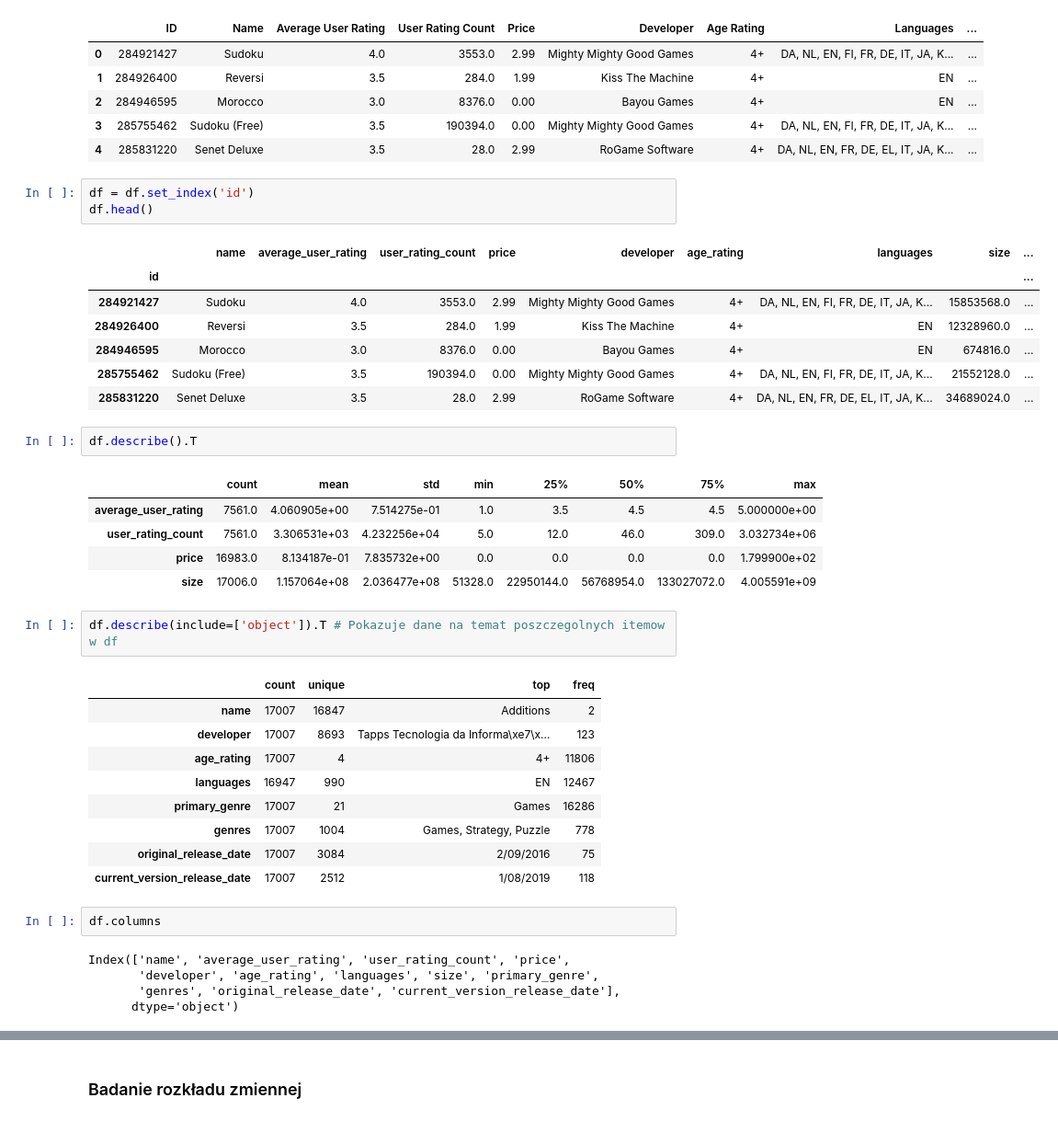
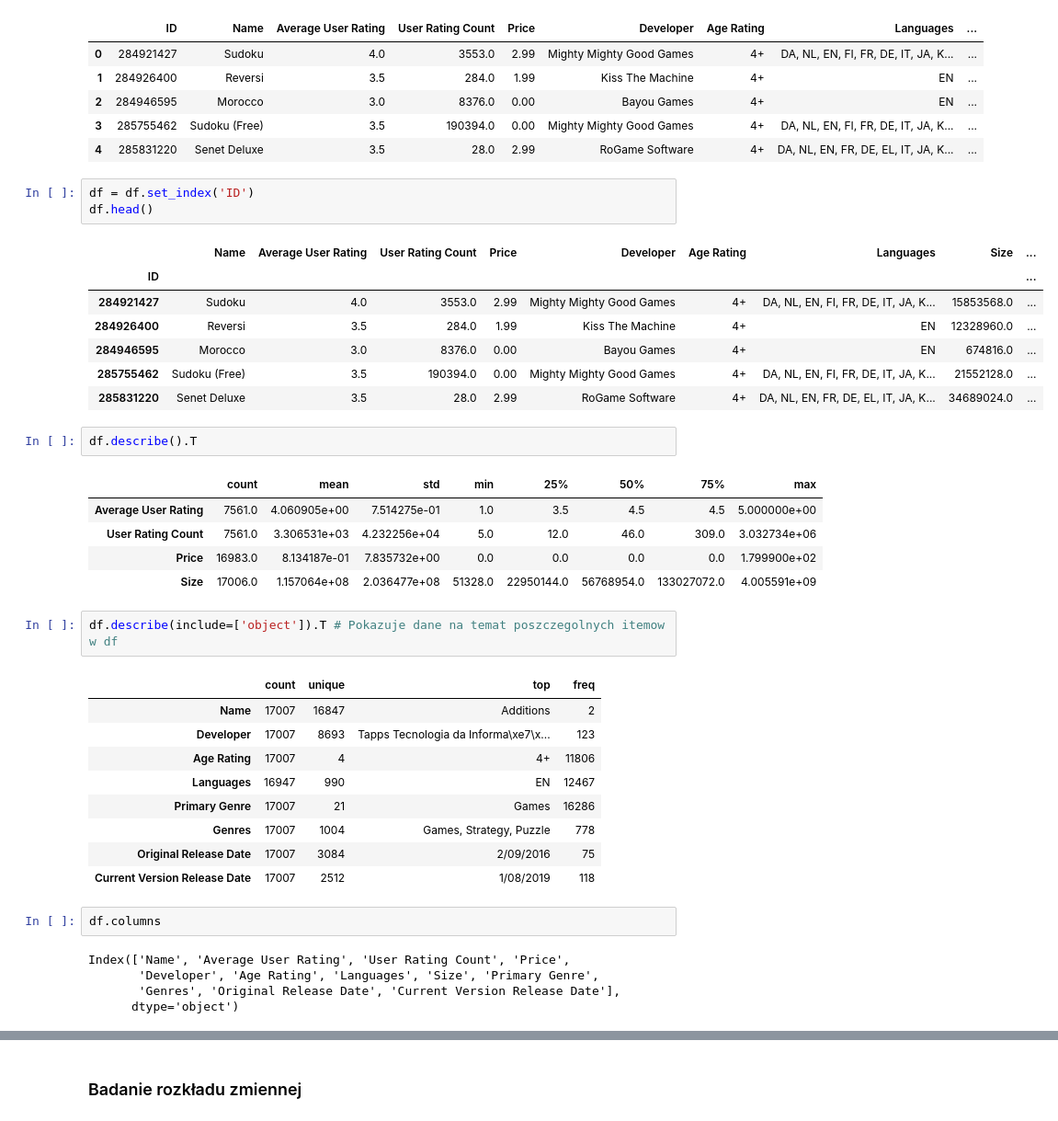
Before and after one commit to Manhatai/Data_Science_Bootcamp, a Jupyter notebook: Pandas/Appstore_data.ipynb, the cells around one changed output, grey strips where cells are left out. Shown: that part at 92% size. Saved outputs shown, nothing was run; the diff lists cells and outputs as text.

```diff
--- a/Pandas/Appstore_data.ipynb
+++ b/Pandas/Appstore_data.ipynb
@@ -82,11 +82,11 @@ df.head()
 | 3 | 285755462 | Sudoku (Free) | 3.5 | 190394.0 | 0.00 | Mighty Mighty Good Games | 4+ | DA, NL, EN, FI, FR, DE, IT, JA, K... | ... |
 | 4 | 285831220 | Senet Deluxe | 3.5 | 28.0 | 2.99 | RoGame Software | 4+ | DA, NL, EN, FR, DE, EL, IT, JA, K... | ... |
 # %%
-df = df.set_index('id')
+df = df.set_index('ID')
 df.head()
 # %% [output]
-|  | name | average_user_rating | user_rating_count | price | developer | age_rating | languages | size | ... |
-| id |  |  |  |  |  |  |  |  | ... |
+|  | Name | Average User Rating | User Rating Count | Price | Developer | Age Rating | Languages | Size | ... |
+| ID |  |  |  |  |  |  |  |  | ... |
 | 284921427 | Sudoku | 4.0 | 3553.0 | 2.99 | Mighty Mighty Good Games | 4+ | DA, NL, EN, FI, FR, DE, IT, JA, K... | 15853568.0 | ... |
 | 284926400 | Reversi | 3.5 | 284.0 | 1.99 | Kiss The Machine | 4+ | EN | 12328960.0 | ... |
 | 284946595 | Morocco | 3.0 | 8376.0 | 0.00 | Bayou Games | 4+ | EN | 674816.0 | ... |
@@ -96,28 +96,28 @@ df.head()
 df.describe().T
 # %% [output]
 |  | count | mean | std | min | 25% | 50% | 75% | max |
-| average_user_rating | 7561.0 | 4.060905e+00 | 7.514275e-01 | 1.0 | 3.5 | 4.5 | 4.5 | 5.000000e+00 |
-| user_rating_count | 7561.0 | 3.306531e+03 | 4.232256e+04 | 5.0 | 12.0 | 46.0 | 309.0 | 3.032734e+06 |
-| price | 16983.0 | 8.134187e-01 | 7.835732e+00 | 0.0 | 0.0 | 0.0 | 0.0 | 1.799900e+02 |
-| size | 17006.0 | 1.157064e+08 | 2.036477e+08 | 51328.0 | 22950144.0 | 56768954.0 | 133027072.0 | 4.005591e+09 |
+| Average User Rating | 7561.0 | 4.060905e+00 | 7.514275e-01 | 1.0 | 3.5 | 4.5 | 4.5 | 5.000000e+00 |
+| User Rating Count | 7561.0 | 3.306531e+03 | 4.232256e+04 | 5.0 | 12.0 | 46.0 | 309.0 | 3.032734e+06 |
+| Price | 16983.0 | 8.134187e-01 | 7.835732e+00 | 0.0 | 0.0 | 0.0 | 0.0 | 1.799900e+02 |
+| Size | 17006.0 | 1.157064e+08 | 2.036477e+08 | 51328.0 | 22950144.0 | 56768954.0 | 133027072.0 | 4.005591e+09 |
 # %%
 df.describe(include=['object']).T # Pokazuje dane na temat poszczegolnych itemow w df
 # %% [output]
 |  | count | unique | top | freq |
-| name | 17007 | 16847 | Additions | 2 |
-| developer | 17007 | 8693 | Tapps Tecnologia da Informa\xe7\x... | 123 |
-| age_rating | 17007 | 4 | 4+ | 11806 |
-| languages | 16947 | 990 | EN | 12467 |
-| primary_genre | 17007 | 21 | Games | 16286 |
-| genres | 17007 | 1004 | Games, Strategy, Puzzle | 778 |
-| original_release_date | 17007 | 3084 | 2/09/2016 | 75 |
-| current_version_release_date | 17007 | 2512 | 1/08/2019 | 118 |
+| Name | 17007 | 16847 | Additions | 2 |
+| Developer | 17007 | 8693 | Tapps Tecnologia da Informa\xe7\x... | 123 |
+| Age Rating | 17007 | 4 | 4+ | 11806 |
+| Languages | 16947 | 990 | EN | 12467 |
+| Primary Genre | 17007 | 21 | Games | 16286 |
+| Genres | 17007 | 1004 | Games, Strategy, Puzzle | 778 |
+| Original Release Date | 17007 | 3084 | 2/09/2016 | 75 |
+| Current Version Release Date | 17007 | 2512 | 1/08/2019 | 118 |
 # %%
 df.columns
 # %% [output]
-Index(['name', 'average_user_rating', 'user_rating_count', 'price',
-       'developer', 'age_rating', 'languages', 'size', 'primary_genre',
-       'genres', 'original_release_date', 'current_version_release_date'],
+Index(['Name', 'Average User Rating', 'User Rating Count', 'Price',
+       'Developer', 'Age Rating', 'Languages', 'Size', 'Primary Genre',
+       'Genres', 'Original Release Date', 'Current Version Release Date'],
       dtype='object')
 # %%
 df.columns = [col.lower().replace(' ', '_') for col in df.columns] # Usuwanie spacji przy nazwach kolumn
```
Also changed, not shown: parts of 8 cells of this notebook, 2 other files.
